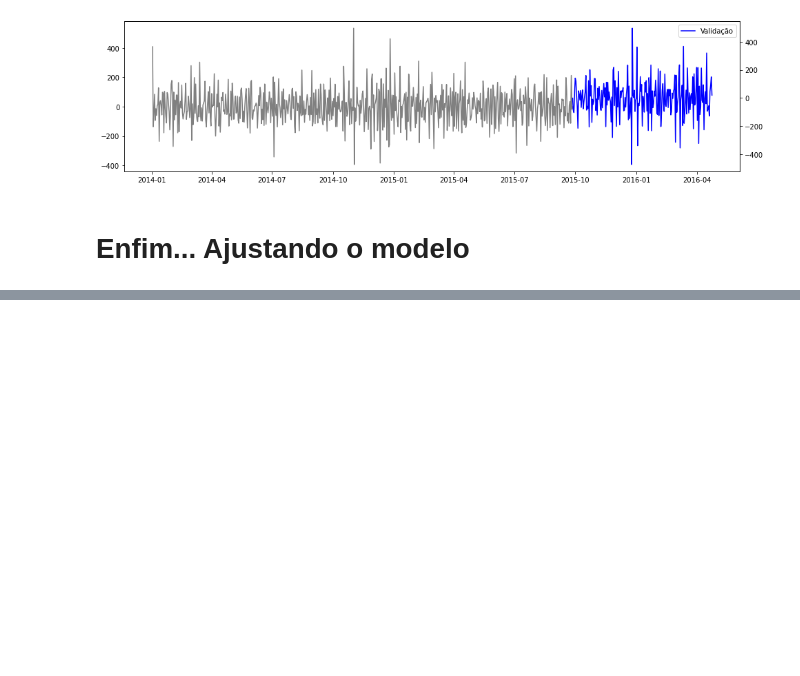
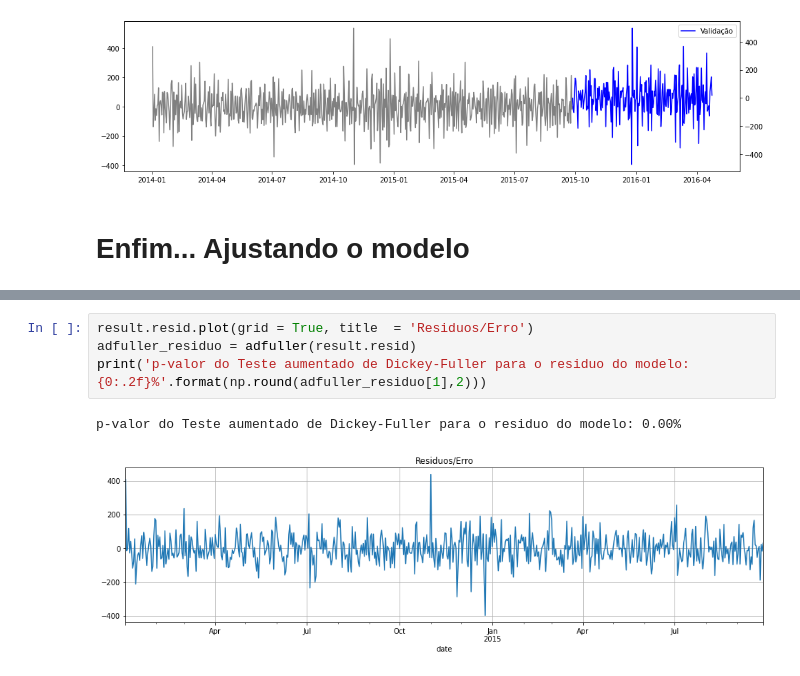
Before and after one commit to lucasmarchioro/TimeSeriesIntro, a Jupyter notebook: TimeSeries_Exemplos.ipynb, the cells around one changed output, grey strips where cells are left out. Drawn from its saved outputs; the diff is of its cells as text; blank space fills up the shorter version.

```diff
--- a/TimeSeries_Exemplos.ipynb
+++ b/TimeSeries_Exemplos.ipynb
@@ -268,0 +337,7 @@ Ou até em modelos robustos que tem tal intuito, tal como o *Redes neurais com a
+# %%
+result.resid.plot(grid = True, title  = 'Residuos/Erro')
+adfuller_residuo = adfuller(result.resid)
+print('p-valor do Teste aumentado de Dickey-Fuller para o residuo do modelo: {0:.2f}%'.format(np.round(adfuller_residuo[1],2)))
+# %% [output]
+p-valor do Teste aumentado de Dickey-Fuller para o residuo do modelo: 0.00%
+[figure, added]
```
Also changed, not shown: parts of 27 cells of this notebook, 3 other files.
